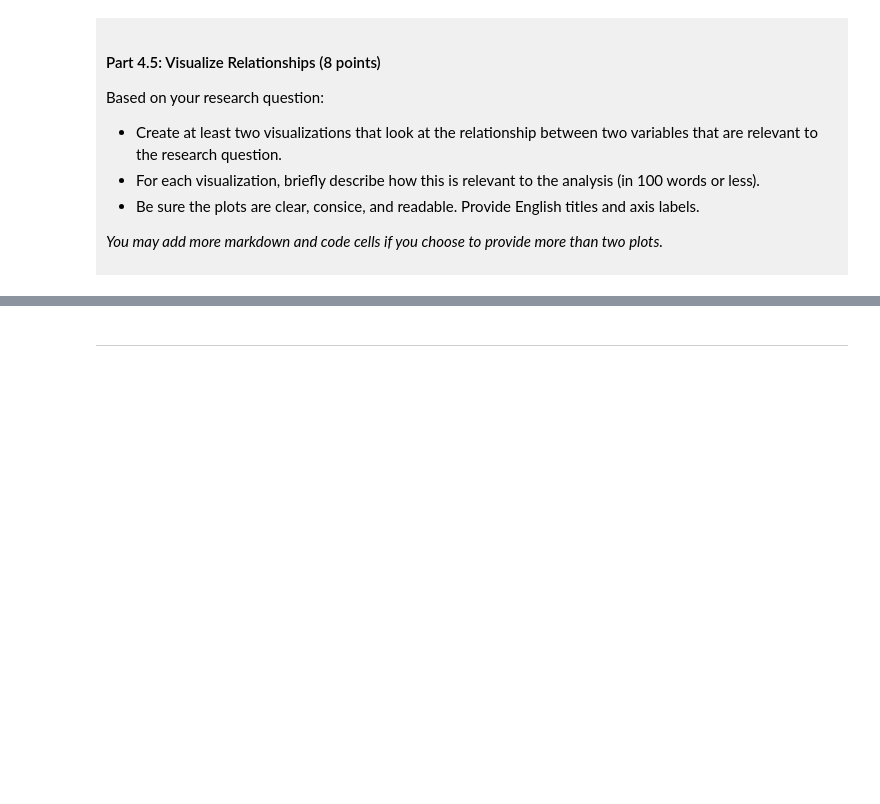
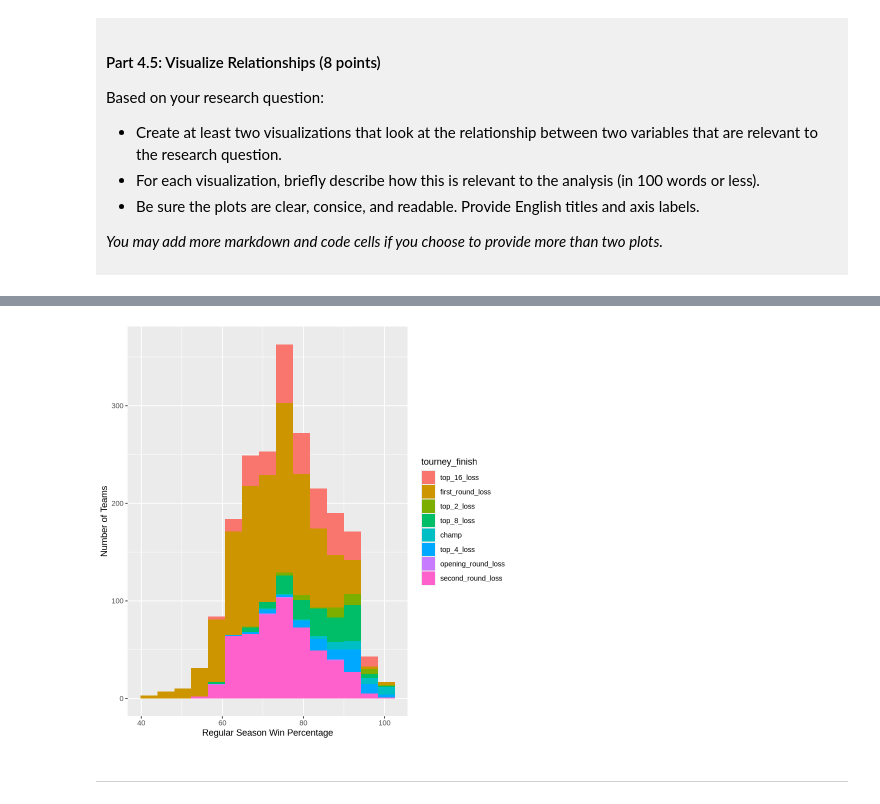
Before and after one commit to carmfeng/dsci-100-project-carmen-feng, a Jupyter notebook: dsci-100-project-notebook.ipynb, the cells around one changed output, grey strips where cells are left out. Cells and saved outputs as stored; diff of their text form; code cells hidden in the pictures; blank space fills up the shorter version.

```diff
--- a/dsci-100-project-notebook.ipynb
+++ b/dsci-100-project-notebook.ipynb
@@ -360,5 +439,13 @@ Visualization 2: %%% EDIT THIS MARKDOWN CELL%%%
 # %%
-### EDIT THIS CODE CELL FOR VISUALIZATION 2###
+basketball_histogram <- ggplot(basketball_data,
+    aes(x = reg_wins_pct, fill = tourney_finish)) +
+    geom_histogram(bins = 15) +
+    xlab("Regular Season Win Percentage") +
+    ylab("Number of Teams")
+
+basketball_histogram
+# %% [output]
+[figure, added]
 # %% [markdown]
 ------
 # %% [markdown]
```
Also changed, not shown: parts of 14 cells of this notebook.
